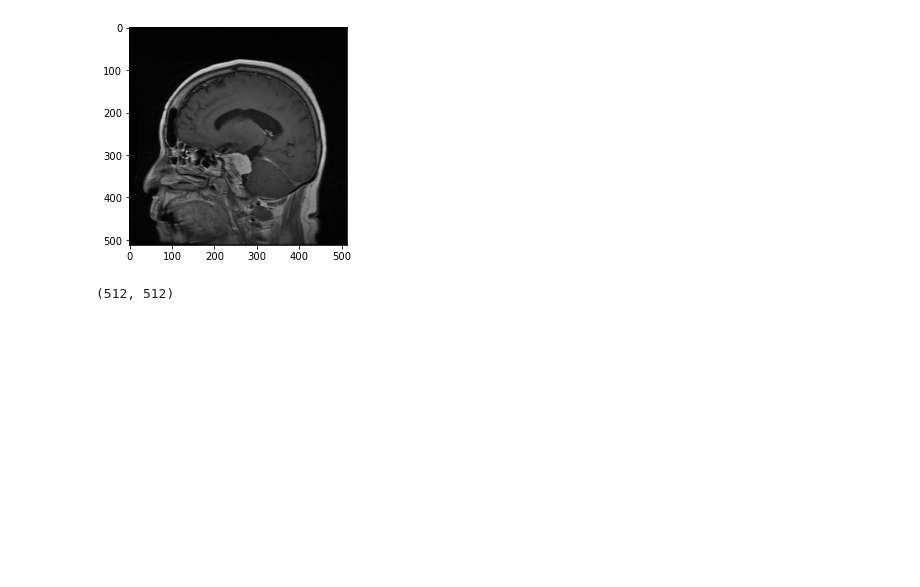
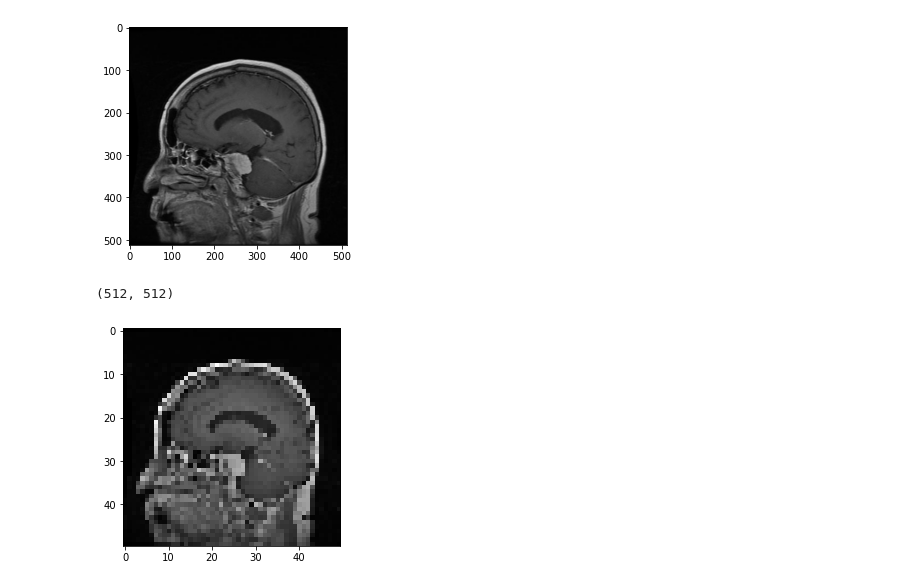
Before and after one commit to Trinity-Actual/AMLS_21-22_SN17081058, a Jupyter notebook: Data-Preprocessing.ipynb, the cells around one changed output. Cells and saved outputs as stored; diff of their text form; code cells hidden in the pictures; blank space fills up the shorter version.

```diff
--- a/Data-Preprocessing.ipynb
+++ b/Data-Preprocessing.ipynb
@@ -279,5 +287,13 @@ dataset\image\IMAGE_0000.jpg
 print(img_array.shape)
 # %% [output]
 (512, 512)
+# %%
+#Resizes the image to 50 * 50 to observe the resultant image quality
+resize_img_array = cv2.resize(img_array, (50,50))
+plt.imshow(resize_img_array, cmap='gray')
+plt.show()
+#In this case the image still shows prominent features while being more pixelated compared to the original size (512 * 512)
+# %% [output]
+[figure, added]
 # %% [markdown]
 ## 5.2 Retrieving image files from image folder into notebook for pre-processing
```
Also changed, not shown: parts of 24 cells of this notebook, 1 other file.
